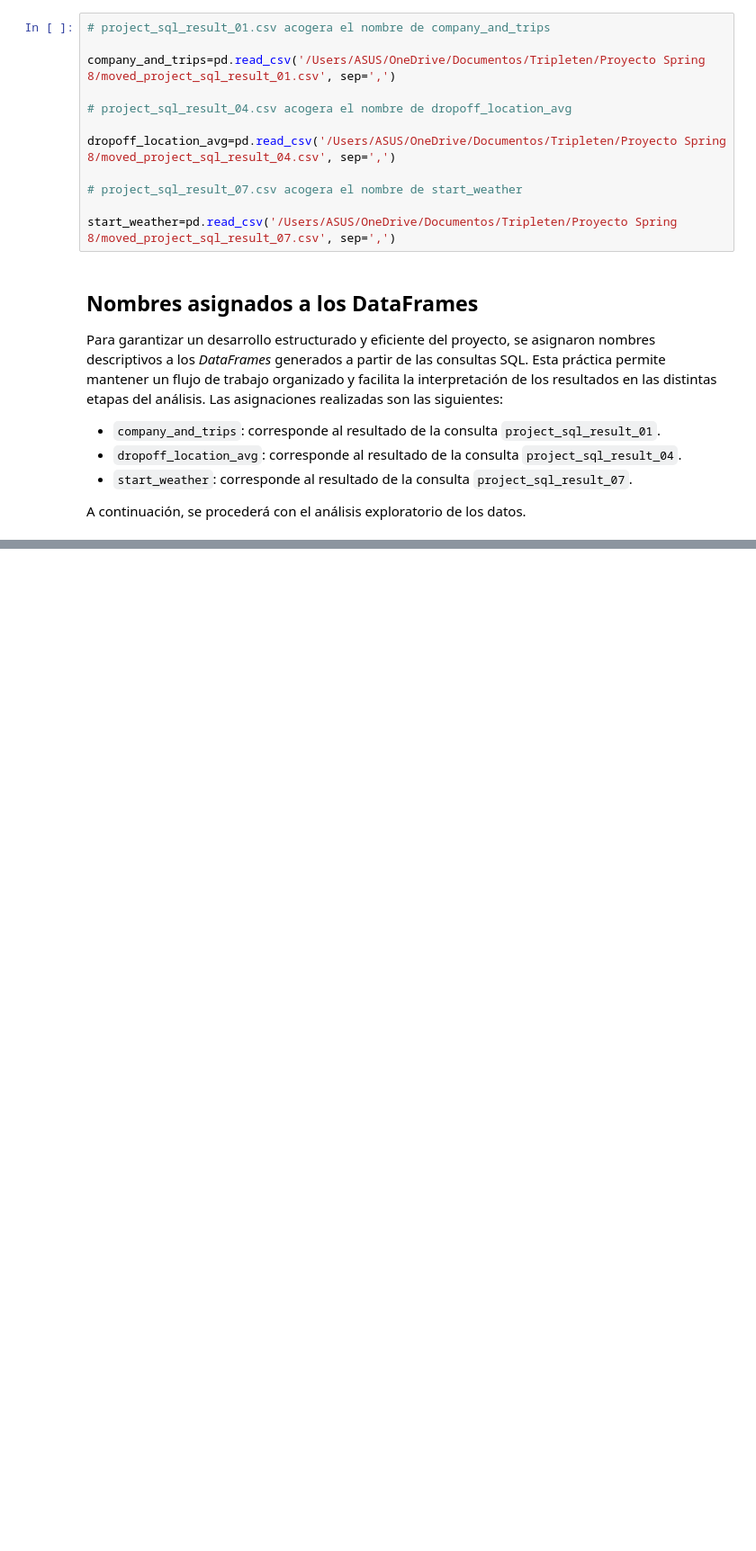
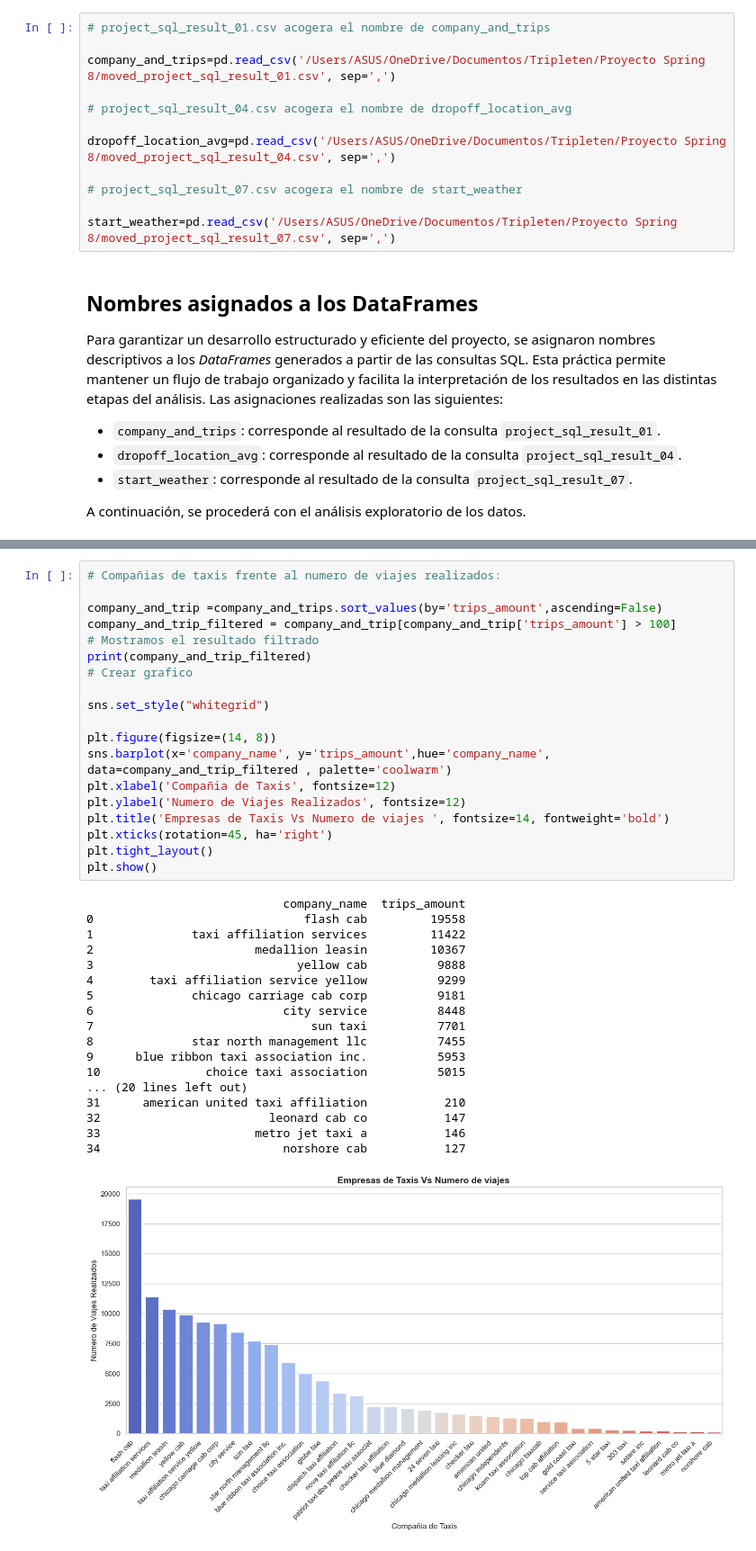
Before and after one commit to DavidRC-Ing/Project_Zuber, a Jupyter notebook: Proyect_Taxis_transport.ipynb, the cells around one changed output, grey strips where cells are left out. Shown: that part at 90% size. Saved outputs shown, nothing was run; the diff lists cells and outputs as text; blank space fills up the shorter version.

```diff
--- a/Proyect_Taxis_transport.ipynb
+++ b/Proyect_Taxis_transport.ipynb
@@ -137,0 +225,38 @@ memory usage: 25.2+ KB
+# %%
+# Compañias de taxis frente al numero de viajes realizados:
+
+company_and_trip =company_and_trips.sort_values(by='trips_amount',ascending=False)
+company_and_trip_filtered = company_and_trip[company_and_trip['trips_amount'] > 100]
+# Mostramos el resultado filtrado
+print(company_and_trip_filtered)
+# Crear grafico
+
+sns.set_style("whitegrid")
+
+plt.figure(figsize=(14, 8))
+sns.barplot(x='company_name', y='trips_amount',hue='company_name', data=company_and_trip_filtered , palette='coolwarm')
+plt.xlabel('Compañia de Taxis', fontsize=12)
+plt.ylabel('Numero de Viajes Realizados', fontsize=12)
+plt.title('Empresas de Taxis Vs Numero de viajes ', fontsize=14, fontweight='bold')
+plt.xticks(rotation=45, ha='right')
+plt.tight_layout()
+plt.show()
+# %% [output]
+                            company_name  trips_amount
+0                              flash cab         19558
+1              taxi affiliation services         11422
+2                       medallion leasin         10367
+3                             yellow cab          9888
+4        taxi affiliation service yellow          9299
+5              chicago carriage cab corp          9181
+6                           city service          8448
+7                               sun taxi          7701
+8              star north management llc          7455
+9      blue ribbon taxi association inc.          5953
+10               choice taxi association          5015
+... (20 lines left out)
+31      american united taxi affiliation           210
+32                        leonard cab co           147
+33                      metro jet taxi a           146
+34                          norshore cab           127
+[figure, added]
```
Also changed, not shown: parts of 12 cells of this notebook.
